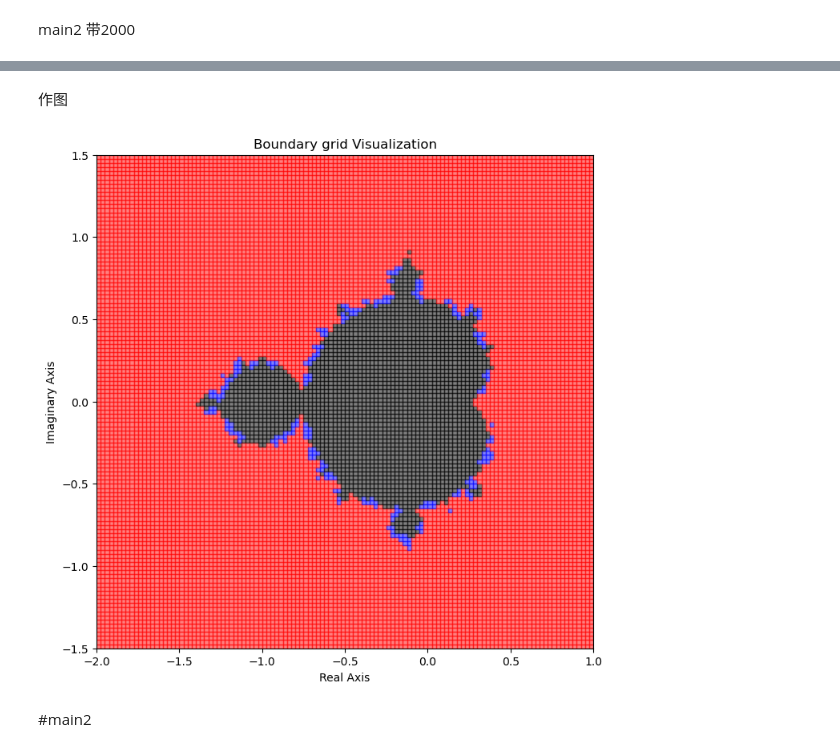
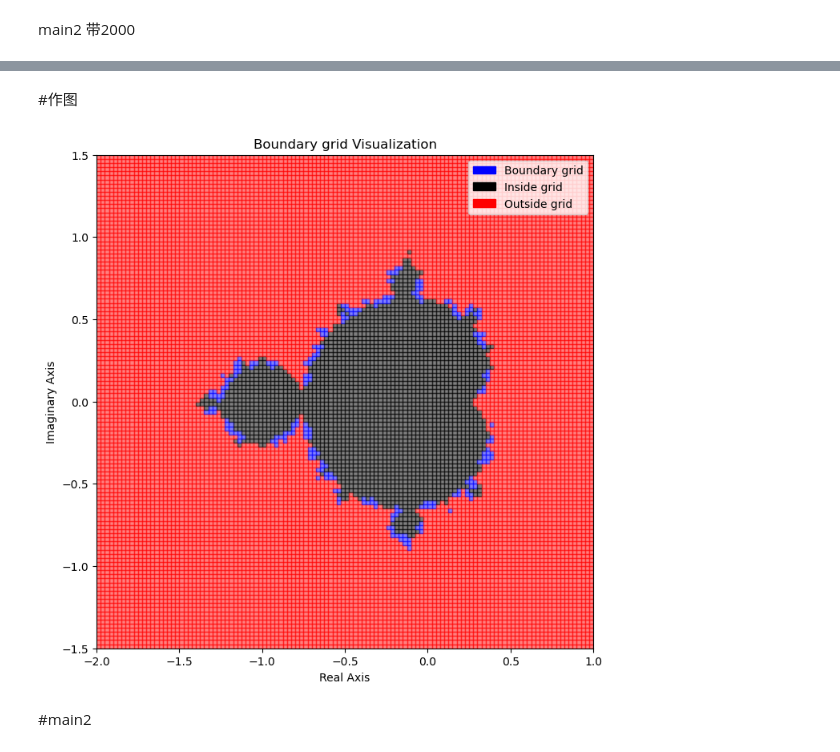
Before and after one commit to Ly-MX15/Stochastic_simulation, a Jupyter notebook: YuanLu/q4 method2.ipynb, the cells around one changed output, grey strips where cells are left out. Cells and saved outputs as stored; diff of their text form; code cells hidden in the pictures.

```diff
--- a/YuanLu/q4 method2.ipynb
+++ b/YuanLu/q4 method2.ipynb
@@ -332,11 +333,11 @@ def mandelbrot(c, max_iter):
 # %% [markdown]
 main1
 # %%
-sample_size = 120
+sample_size = 200
 max_iter = 2000
 x_range = [-2, 1]
 y_range = [-1.5, 1.5]
-init_threshold = 60
+init_threshold = 50
 in_area, bound_area, out_area = 0,0,0
 # 计算每边的点数（近似平方根）
 points_per_side = sample_size
@@ -344,8 +345,8 @@ points_per_side = sample_size
 # 在指定范围内生成均匀分布的点
 x_values = np.linspace(x_range[0], x_range[1], points_per_side)
 y_values = np.linspace(y_range[0], y_range[1], points_per_side)
-print(x_values)
-print(len(x_values))
+#print(x_values)
+#print(len(x_values))
 # 对每个点进行迭代计算
 results = []
 for x in x_values:
@@ -395,13 +396,13 @@ in_area += count_equal_2000 / sample_size / sample_size * 9
 out_area += count_less_than_threshold / sample_size / sample_size * 9
 bound_area = count_between_threshold_and_2000 / sample_size / sample_size * 9
 
-print(count_equal_2000)
-print(count_less_than_threshold)
-print(count_between_threshold_and_2000)
+#print(count_equal_2000)
+#print(count_less_than_threshold)
+#print(count_between_threshold_and_2000)
 print(f"in_area = {in_area}")
 print(f"out_area = {out_area}")
 print(f"bound_area = {bound_area}")
-
+"""
 # 提取迭代次数数据用于绘图
 iteration_data = structured_grid['iteration']
 
@@ -417,4 +418,5 @@ plt.title('Mandelbrot Set Visualization')
 plt.xlabel('Real Axis')
 plt.ylabel('Imaginary Axis')
 plt.show()
+"""
 # %% [output]
@@ -518,29 +492,34 @@ Sampling_area_division = np.array(Sampling_area_division_list, dtype=structured_
-# %% [markdown]
-作图
+# %% [markdown]
+#作图
 # %%
 fig, ax = plt.subplots(figsize=(8, 8))
 ax.set_xlim([-2, 1])
 ax.set_ylim([-1.5, 1.5])
 
+labels = {'blue': 'Boundary grid', 'black': 'Inside grid', 'red': 'Outside grid'}
+# 创建代表图例的矩形
+for color, label in labels.items():
+    ax.add_patch(patches.Rectangle((0, 0), 0, 0, color=color, label=label))
 # 遍历boundary_grid并绘制矩形
 for xrange, yrange, iteration in Sampling_area_division:
     if init_threshold <= iteration < max_iter or iteration == -1:
         color = 'blue'  # 在这里定义填充颜色
     elif iteration == max_iter:
         color = 'black'
     else:
         color = 'red'
 
     # 创建矩形并添加到坐标轴
     rect = patches.Rectangle((xrange[0], yrange[0]), xrange[1] - xrange[0], yrange[1] - yrange[0], color=color,alpha=0.5)
     ax.add_patch(rect)
 plt.title('Boundary grid Visualization')
 plt.xlabel('Real Axis')
 plt.ylabel('Imaginary Axis')
+ax.legend()
 # 显示图形
 plt.show()
 # %% [output]
-[figure, old version]
+[figure, new version]
 # %% [markdown]
 #main2
 # %%
```
Also changed, not shown: parts of 12 cells of this notebook, 10 other files.
